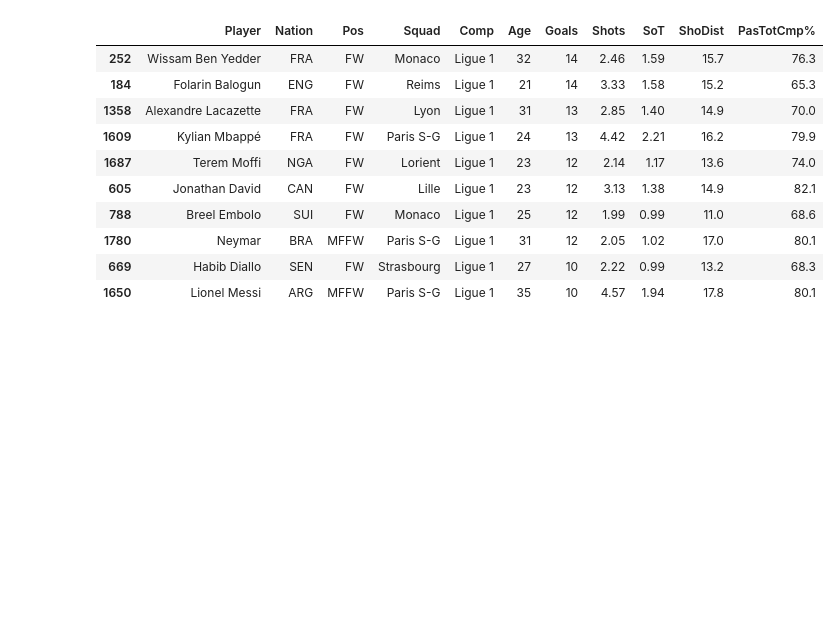
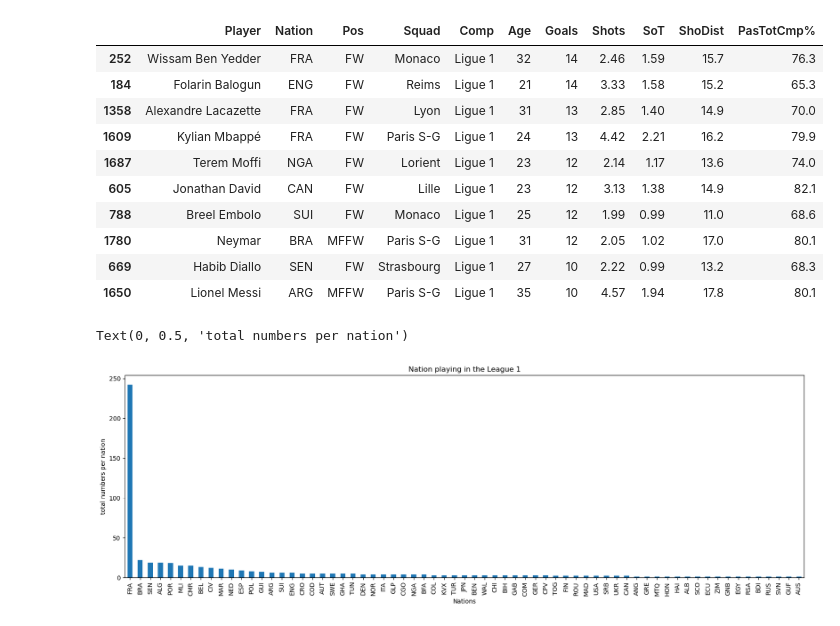
Before and after one commit to tiagoru/Football_Player_Stats, a Jupyter notebook: footbal_analysis.ipynb, the cells around one changed output. Drawn from its saved outputs; the diff is of its cells as text; code cells hidden in the pictures; blank space fills up the shorter version.

```diff
--- a/footbal_analysis.ipynb
+++ b/footbal_analysis.ipynb
@@ -95,3 +95,13 @@ top_scores_L1.head(10)
 | 1780 | Neymar | BRA | MFFW | Paris S-G | Ligue 1 | 31 | 12 | 2.05 | 1.02 | 17.0 | 80.1 |
 | 669 | Habib Diallo | SEN | FW | Strasbourg | Ligue 1 | 27 | 10 | 2.22 | 0.99 | 13.2 | 68.3 |
 | 1650 | Lionel Messi | ARG | MFFW | Paris S-G | Ligue 1 | 35 | 10 | 4.57 | 1.94 | 17.8 | 80.1 |
+# %%
+nations_l1 =top_scores_L1['Nation'].value_counts()
+plt.subplots(figsize=(20, 6))
+nations_l1.plot(kind='bar')
+plt.title( 'Nation playing in the League 1')
+plt.xlabel( 'Nations')
+plt.ylabel( 'total numbers per nation')
+# %% [output]
+Text(0, 0.5, 'total numbers per nation')
+[figure, added]
```
Also changed, not shown: parts of 2 cells of this notebook.
